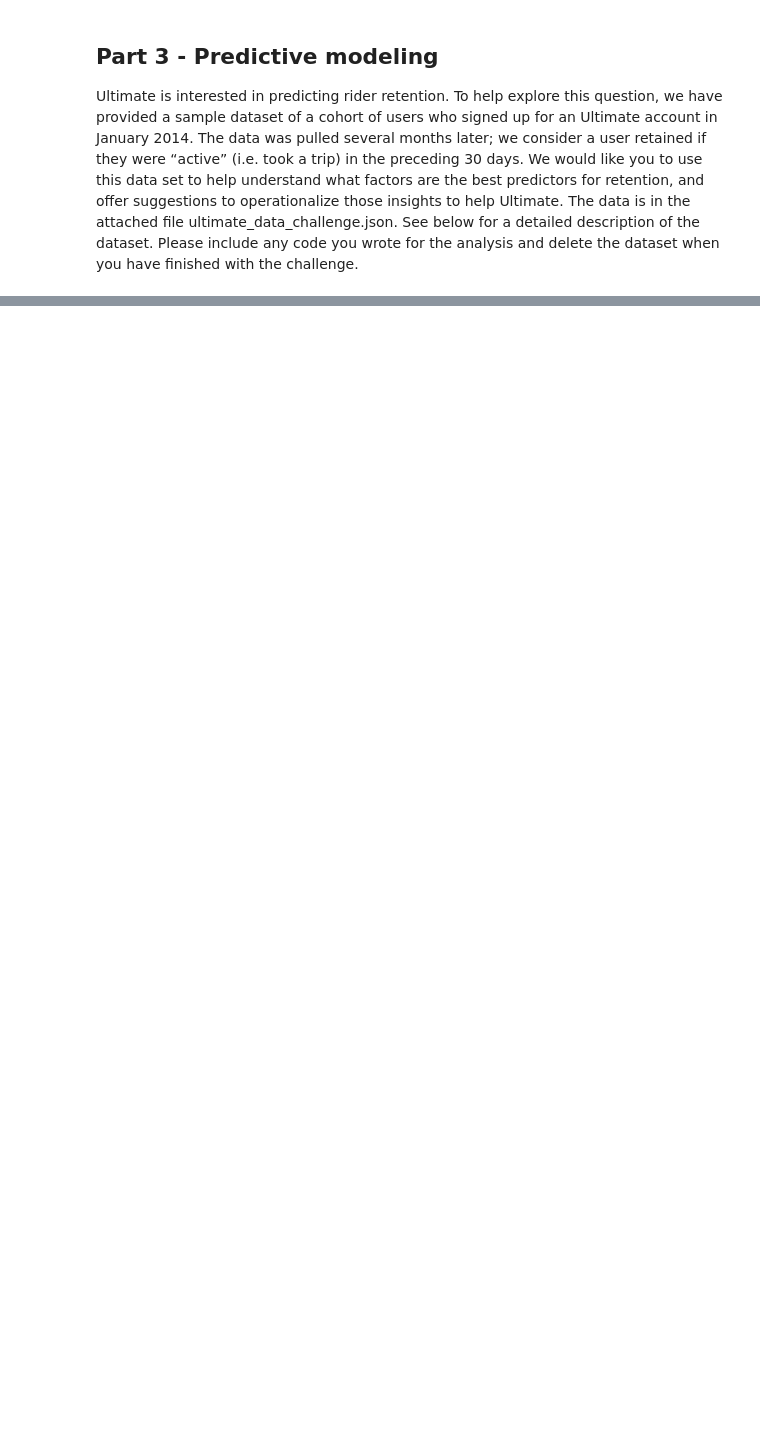
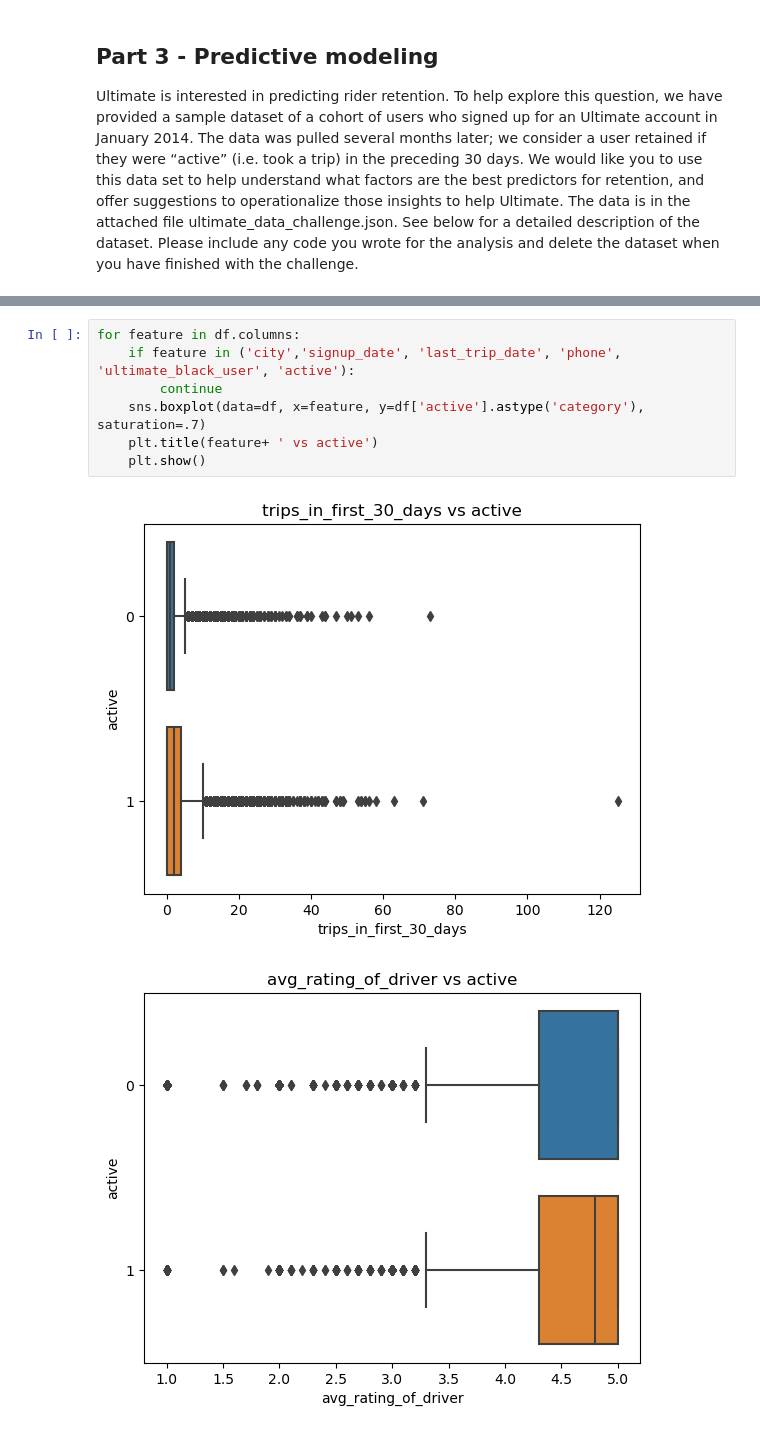
Before and after one commit to clementchen163/interview-prep-challenge, a Jupyter notebook: 3. Predictive Modeling.ipynb, the cells around one changed output, grey strips where cells are left out. Saved outputs shown, nothing was run; the diff lists cells and outputs as text; blank space fills up the shorter version.

```diff
--- a/3. Predictive Modeling.ipynb
+++ b/3. Predictive Modeling.ipynb
@@ -62,0 +353,10 @@ from modfunctions import binning, threshold_chart, plot_feature_importance, save
+# %%
+for feature in df.columns:
+    if feature in ('city','signup_date', 'last_trip_date', 'phone', 'ultimate_black_user', 'active'):
+        continue
+    sns.boxplot(data=df, x=feature, y=df['active'].astype('category'), saturation=.7)
+    plt.title(feature+ ' vs active')
+    plt.show()
+# %% [output]
+[figure, added]
+[figure, added]
```
Also changed, not shown: parts of 88 cells of this notebook, 1 other file.
